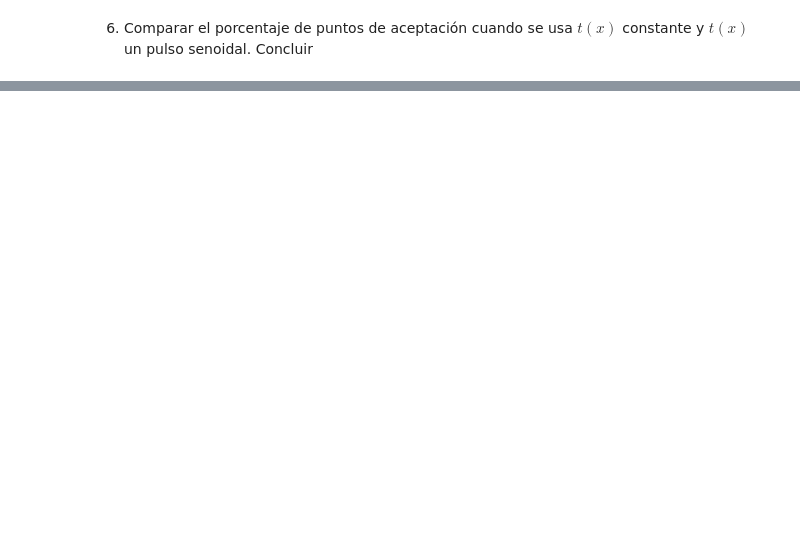
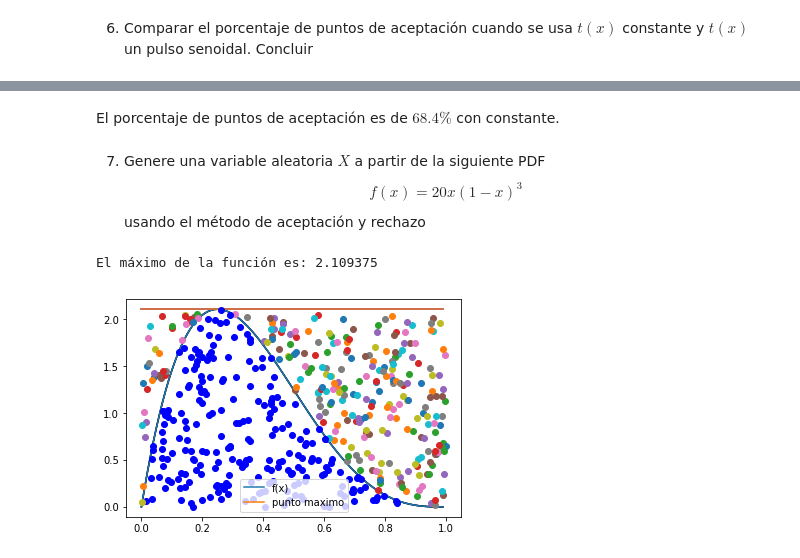
Before and after one commit to MariaLuisaAlvarado/Tarea6_Salazar_Alvarado, a Jupyter notebook: Tarea6_MariaAlvarado.ipynb, the cells around one changed output, grey strips where cells are left out. Saved outputs shown, nothing was run; the diff lists cells and outputs as text; code cells hidden in the pictures; blank space fills up the shorter version.

Commit message:
punto 7

```diff
--- a/Tarea6_MariaAlvarado.ipynb
+++ b/Tarea6_MariaAlvarado.ipynb
@@ -196,0 +195,30 @@ El porcentaje de puntos de
+# %% [markdown]
+El porcentaje de puntos de aceptación es de $68.4\%$ con constante.
+# %% [markdown]
+7. Genere una variable aleatoria $X$ a partir de la siguiente PDF
+$$f(x)=20x(1-x)^3$$
+usando el método de aceptación y rechazo
+# %%
+N = 500  # número de puntos
+# Función objetivo
+f = lambda x: 20*x*(1-x)**3
+x = np.arange(0,1,0.01)
+plt.plot(x,f(x),'k')
+# Encuentro el máximo de la función f
+c = float(f(optimize.fmin(lambda x:-f(x),0,disp=False)))
+print('El máximo de la función es:',c)
+
+t = lambda x: c*np.ones(len(x))
+plt.plot(x,f(x),'k')
+plt.plot(x,t(x),'b')
+R2 = np.random.rand(N)
+R1 = np.random.rand(N)
+plt.plot(x,f(x),label='f(x)')
+plt.plot(x,t(x),label='punto maximo')
+plt.legend()
+Acep_rechazo(R2,R1,f,t)
+
+plt.show()
+# %% [output]
+El máximo de la función es: 2.109375
+[figure, added]
```
Also changed, not shown: parts of 7 cells of this notebook.
